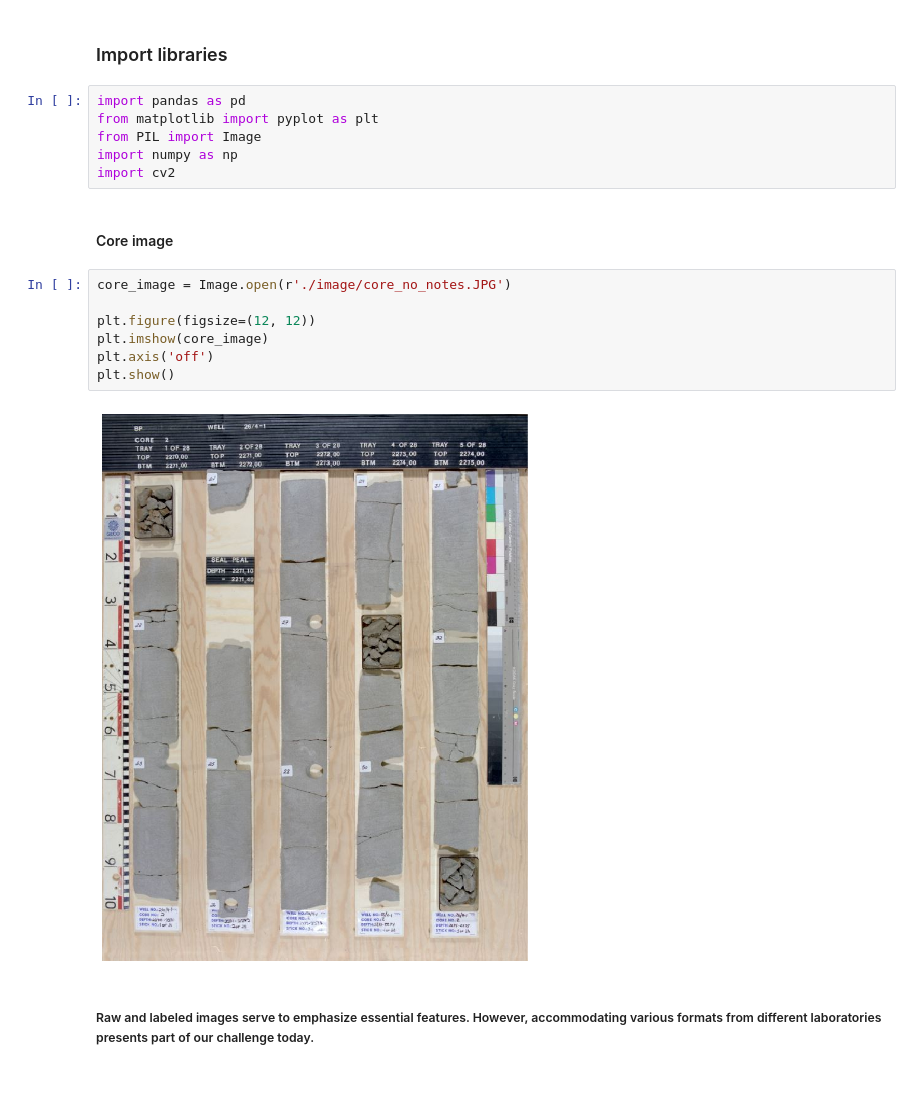
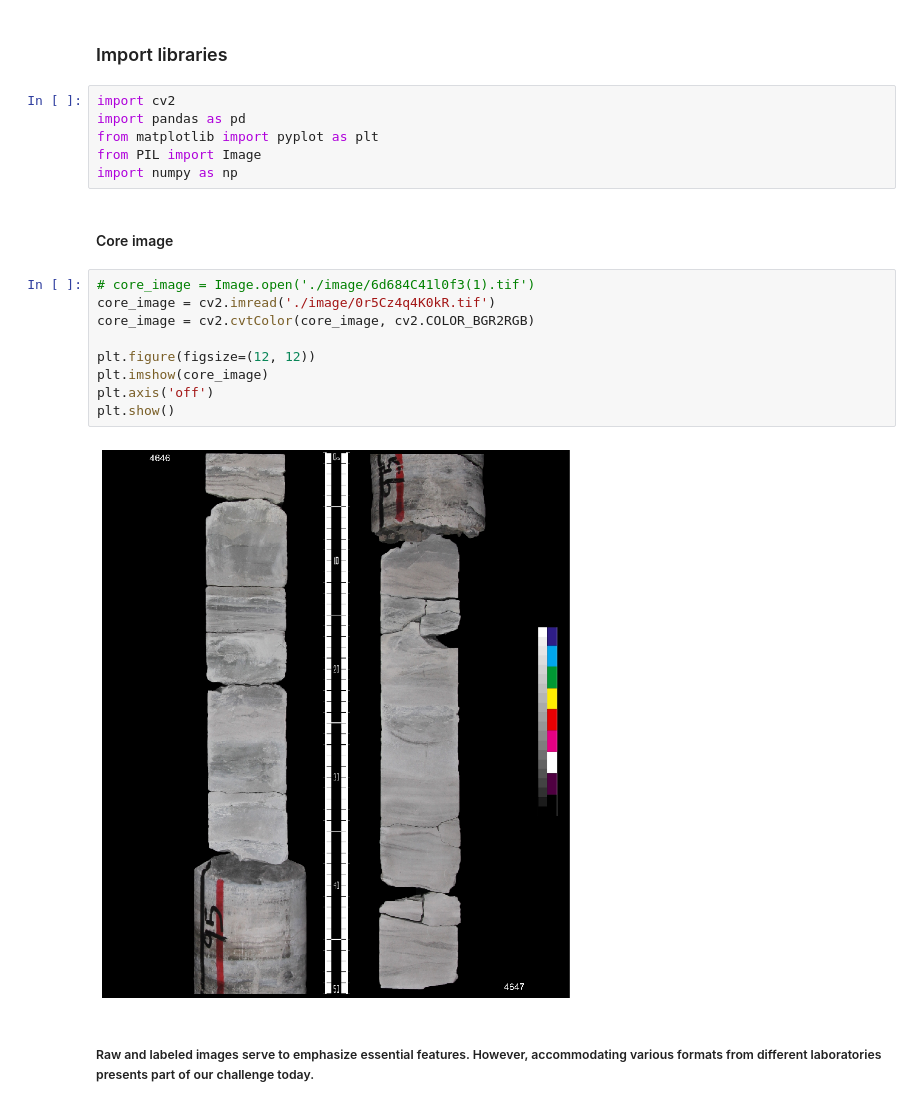
Before and after one commit to acse-hy23/CGG-Hackathon, a Jupyter notebook: hackathon_q2.ipynb, the cells around one changed output. Cells and saved outputs as stored; diff of their text form; blank space fills up the shorter version.

```diff
--- a/hackathon_q2.ipynb
+++ b/hackathon_q2.ipynb
@@ -19,22 +19,24 @@
 # %% [markdown]
 ### Import libraries
 # %%
+import cv2
 import pandas as pd
 from matplotlib import pyplot as plt
 from PIL import Image
 import numpy as np
-import cv2
 # %% [markdown]
 #### Core image
 # %%
-core_image = Image.open(r'./image/core_no_notes.JPG')
+# core_image = Image.open('./image/6d684C41l0f3(1).tif')
+core_image = cv2.imread('./image/0r5Cz4q4K0kR.tif')
+core_image = cv2.cvtColor(core_image, cv2.COLOR_BGR2RGB)
 
 plt.figure(figsize=(12, 12))
 plt.imshow(core_image)
 plt.axis('off')
 plt.show()
 # %% [output]
-[figure, old version]
+[figure, new version]
 # %% [markdown]
 ##### Raw and labeled images serve to emphasize essential features. However, accommodating various formats from different laboratories presents part of our challenge today.
 # %% [markdown]
```
Also changed, not shown: parts of 21 cells of this notebook, 5 other files.
